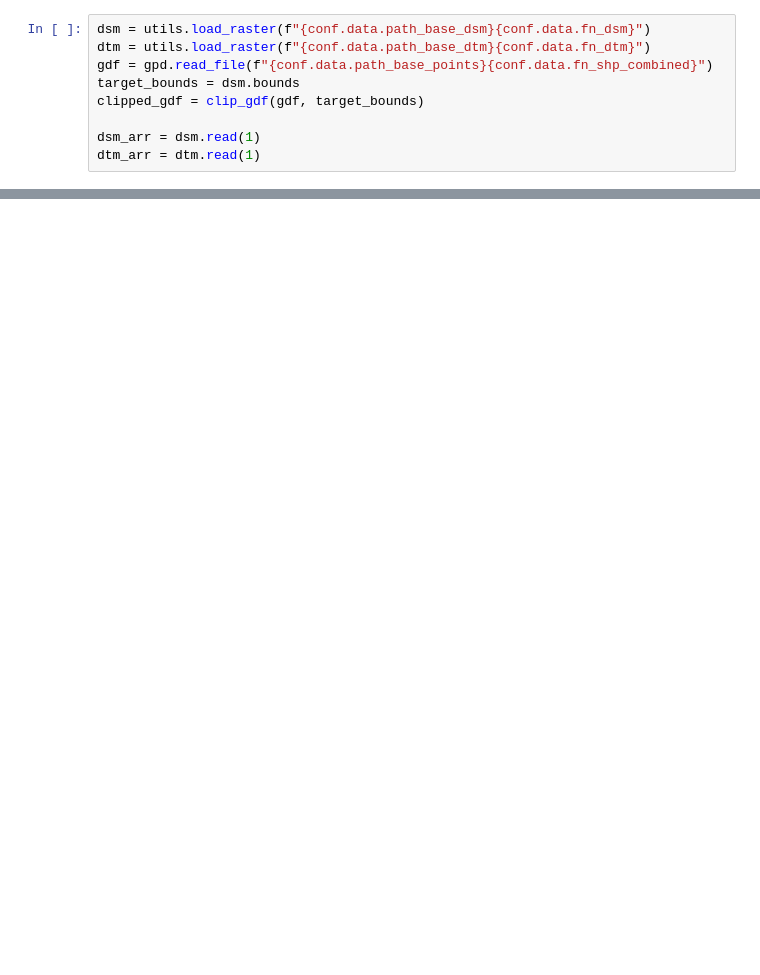
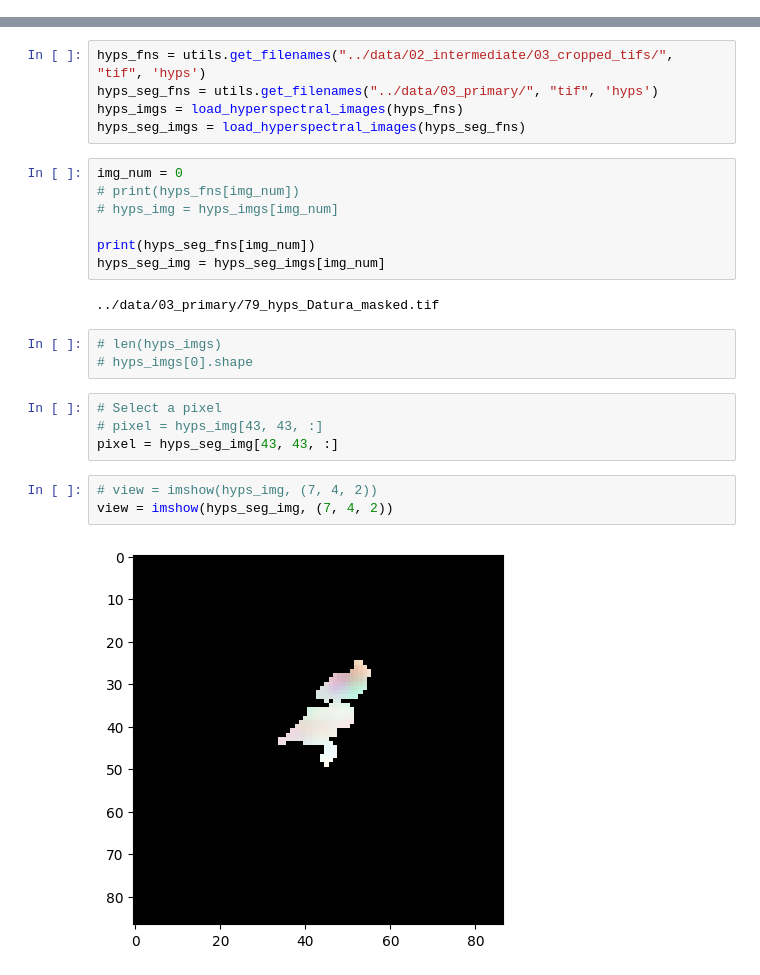
Before and after one commit to ashwineepandey/mlai-research, a Jupyter notebook: notebooks/preprocess-hyps-001.ipynb, the cells around one changed output, grey strips where cells are left out. Saved outputs shown, nothing was run; the diff lists cells and outputs as text; blank space fills up the shorter version.

```diff
--- a/notebooks/preprocess-hyps-001.ipynb
+++ b/notebooks/preprocess-hyps-001.ipynb
@@ -124,9 +19,0 @@ def crop_to_smaller(image1: np.ndarray, image2: np.ndarray) -> np.ndarray:
-# %%
-dsm = utils.load_raster(f"{conf.data.path_base_dsm}{conf.data.fn_dsm}")
-dtm = utils.load_raster(f"{conf.data.path_base_dtm}{conf.data.fn_dtm}")
-gdf = gpd.read_file(f"{conf.data.path_base_points}{conf.data.fn_shp_combined}")
-target_bounds = dsm.bounds
-clipped_gdf = clip_gdf(gdf, target_bounds)
-
-dsm_arr = dsm.read(1)
-dtm_arr = dtm.read(1)
@@ -182,0 +66,26 @@ plot_crop(equalized_dsm, eqalized_dtm, ndsm)
+# %%
+hyps_fns = utils.get_filenames("../data/02_intermediate/03_cropped_tifs/", "tif", 'hyps')
+hyps_seg_fns = utils.get_filenames("../data/03_primary/", "tif", 'hyps')
+hyps_imgs = load_hyperspectral_images(hyps_fns)
+hyps_seg_imgs = load_hyperspectral_images(hyps_seg_fns)
+# %%
+img_num = 0
+# print(hyps_fns[img_num])
+# hyps_img = hyps_imgs[img_num]
+
+print(hyps_seg_fns[img_num])
+hyps_seg_img = hyps_seg_imgs[img_num]
+# %% [output]
+../data/03_primary/79_hyps_Datura_masked.tif
+# %%
+# len(hyps_imgs)
+# hyps_imgs[0].shape
+# %%
+# Select a pixel
+# pixel = hyps_img[43, 43, :]
+pixel = hyps_seg_img[43, 43, :]
+# %%
+# view = imshow(hyps_img, (7, 4, 2))
+view = imshow(hyps_seg_img, (7, 4, 2))
+# %% [output]
+[figure, added]
```
Also changed, not shown: parts of 19 cells of this notebook, 3 other files.
